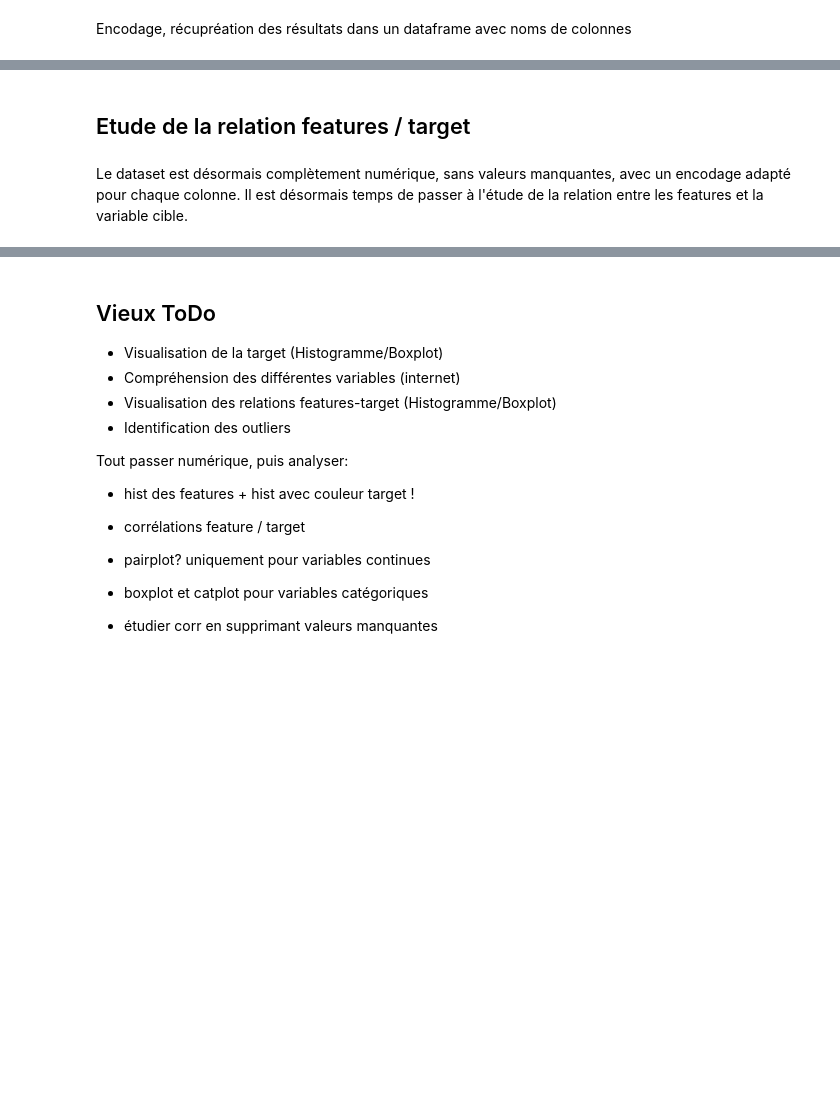
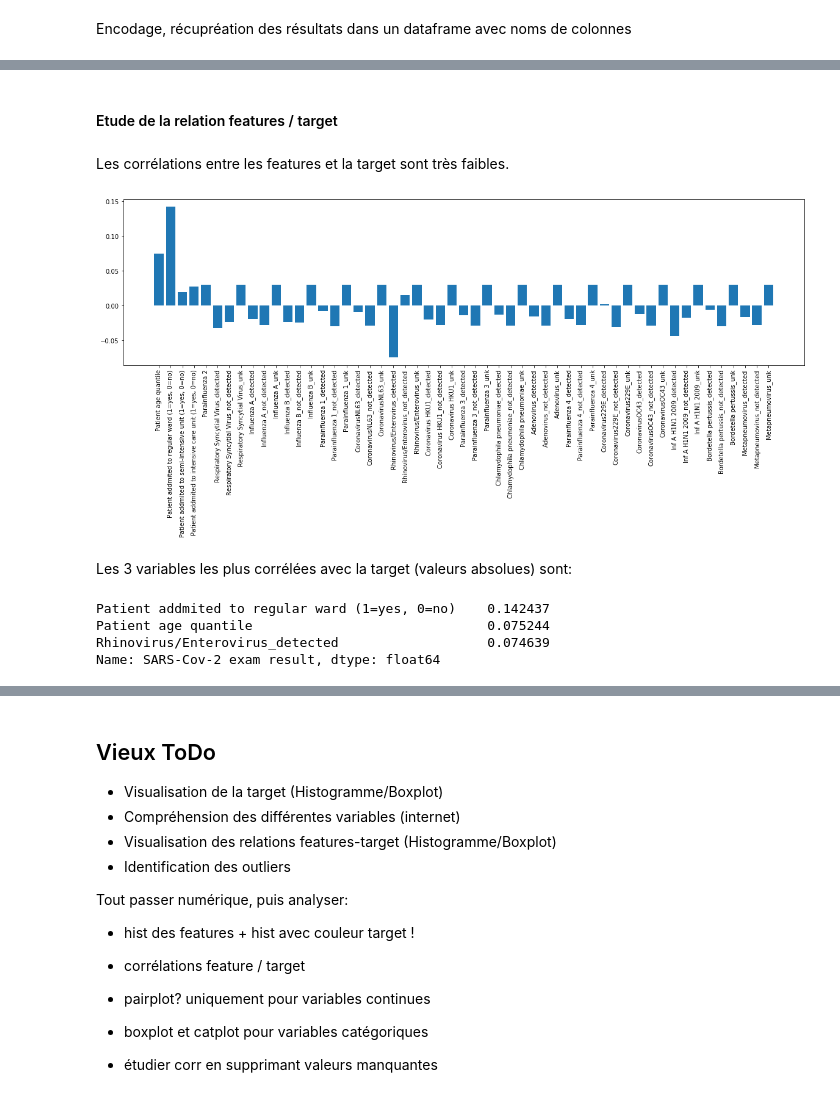
Before and after one commit to stephanefevrier/COVID-19-clinical-classification, a Jupyter notebook: c19-clinical-classification.ipynb, the cells around one changed output, grey strips where cells are left out. Cells and saved outputs as stored; diff of their text form; code cells hidden in the pictures; blank space fills up the shorter version.

```diff
--- a/c19-clinical-classification.ipynb
+++ b/c19-clinical-classification.ipynb
@@ -745,4 +724,22 @@ problem=False
 # %% [markdown]
-## Etude de la relation features / target
+#### Etude de la relation features / target
-# %% [markdown]
-Le dataset est désormais complètement numérique, sans valeurs manquantes, avec un encodage adapté pour chaque colonne. Il est désormais temps de passer à l'étude de la relation entre les features et la variable cible.
+# %% [markdown]
+Les corrélations entre les features et la target sont très faibles.
+# %%
+corr = dataset_preprocessed.corr()["SARS-Cov-2 exam result"].iloc[1:]
+# %%
+plt.figure(figsize=(20,5))
+plt.bar(corr.index, corr.values)
+plt.xticks(rotation=90)
+plt.show()
+# %% [output]
+[figure, added]
+# %% [markdown]
+Les 3 variables les plus corrélées avec la target (valeurs absolues) sont:
+# %%
+corr.abs().sort_values(ascending=False)[:3]
+# %% [output]
+Patient addmited to regular ward (1=yes, 0=no)    0.142437
+Patient age quantile                              0.075244
+Rhinovirus/Enterovirus_detected                   0.074639
+Name: SARS-Cov-2 exam result, dtype: float64
```
Also changed, not shown: parts of 63 cells of this notebook.
